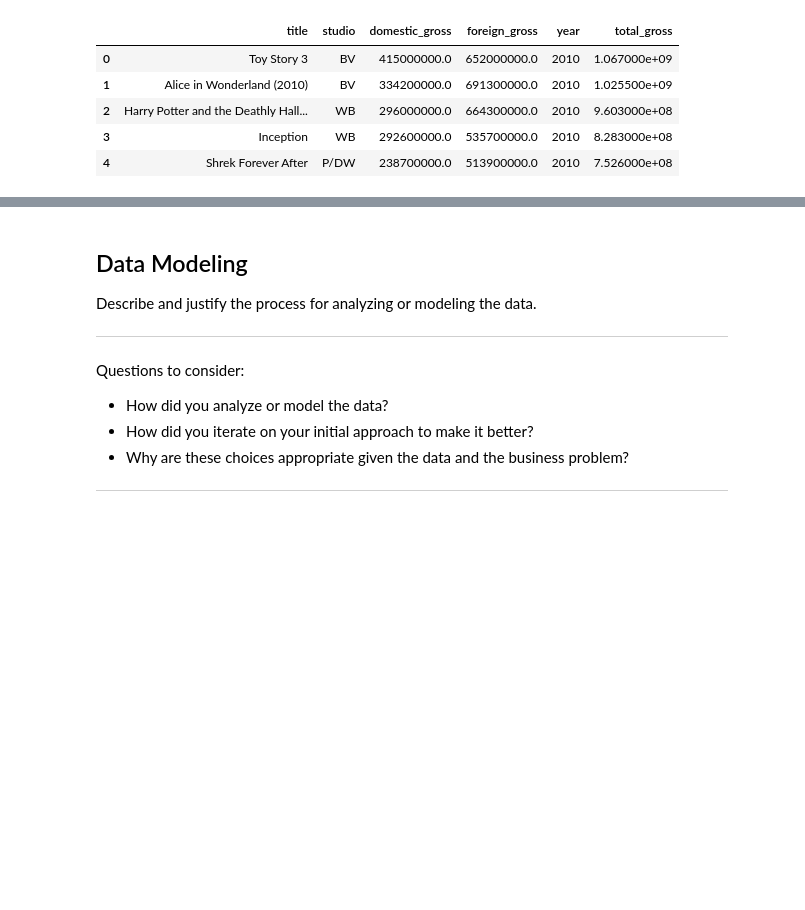
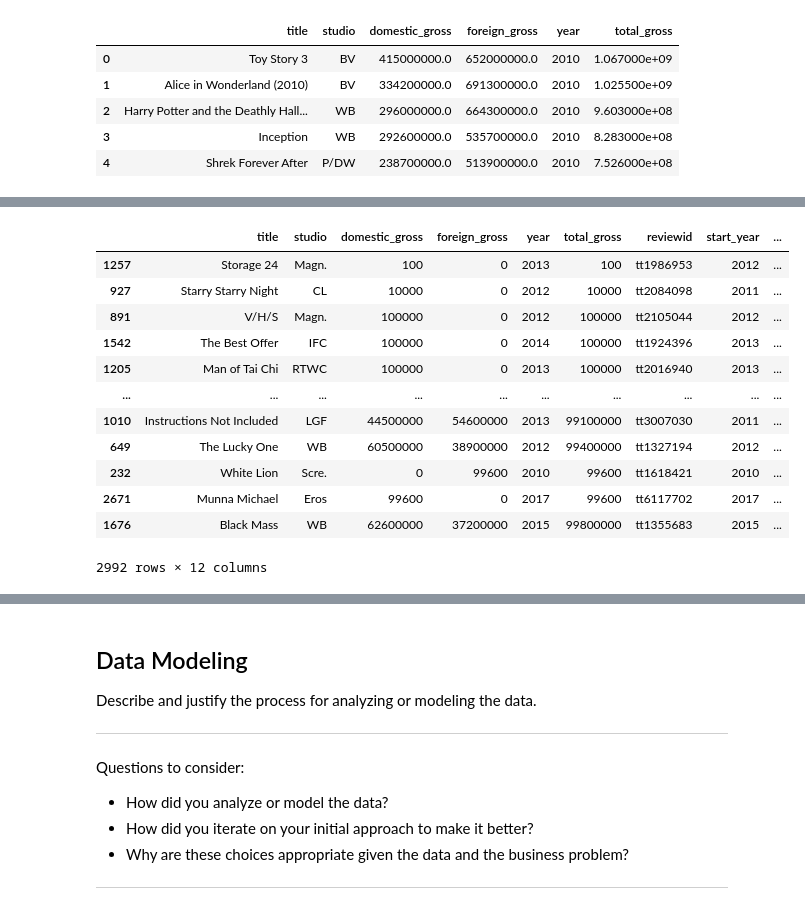
Before and after one commit to learn-co-curriculum/dsc-project-template, a Jupyter notebook: Microsoft_Movie_Analysis.ipynb, the cells around one changed output, grey strips where cells are left out. Saved outputs shown, nothing was run; the diff lists cells and outputs as text; code cells hidden in the pictures; blank space fills up the shorter version.

```diff
--- a/Microsoft_Movie_Analysis.ipynb
+++ b/Microsoft_Movie_Analysis.ipynb
@@ -224,0 +403,6 @@ bom_gross.head()
+# %%
+bom_gross['total_gross'] = bom_gross['total_gross'].map(lambda x: '%.0f' % x)
+# %%
+bom_gross['domestic_gross'] = bom_gross['domestic_gross'].map(lambda x: '%.0f' % x)
+# %%
+bom_gross['foreign_gross'] = bom_gross['foreign_gross'].map(lambda x: '%.0f' % x)
@@ -250,6 +462,20 @@ imdb_comb.sort_values('primary_title')
 # %%
 #Now make a table that has the BOM gross value as the key as it has all individual title names
 #then add in the columns from the imdb_comb table. Obviously a lot of columns will not be needed
 #Why am I doing this? To compare the amount of gross vs it's rating and number of reviews to justify data
-
-bom_gross.sort_values('title')
+total_comb = pd.merge(bom_gross, imdb_comb, how = 'inner')
+total_comb.sort_values('total_gross')
+# %% [output]
+|  | title | studio | domestic_gross | foreign_gross | year | total_gross | reviewid | start_year | ... |
+| 1257 | Storage 24 | Magn. | 100 | 0 | 2013 | 100 | tt1986953 | 2012 | ... |
+| 927 | Starry Starry Night | CL | 10000 | 0 | 2012 | 10000 | tt2084098 | 2011 | ... |
+| 891 | V/H/S | Magn. | 100000 | 0 | 2012 | 100000 | tt2105044 | 2012 | ... |
+| 1542 | The Best Offer | IFC | 100000 | 0 | 2014 | 100000 | tt1924396 | 2013 | ... |
+| 1205 | Man of Tai Chi | RTWC | 100000 | 0 | 2013 | 100000 | tt2016940 | 2013 | ... |
+| ... | ... | ... | ... | ... | ... | ... | ... | ... | ... |
+| 1010 | Instructions Not Included | LGF | 44500000 | 54600000 | 2013 | 99100000 | tt3007030 | 2011 | ... |
+| 649 | The Lucky One | WB | 60500000 | 38900000 | 2012 | 99400000 | tt1327194 | 2012 | ... |
+| 232 | White Lion | Scre. | 0 | 99600 | 2010 | 99600 | tt1618421 | 2010 | ... |
+| 2671 | Munna Michael | Eros | 99600 | 0 | 2017 | 99600 | tt6117702 | 2017 | ... |
+| 1676 | Black Mass | WB | 62600000 | 37200000 | 2015 | 99800000 | tt1355683 | 2015 | ... |
+2992 rows × 12 columns
```
Also changed, not shown: parts of 49 cells of this notebook, 15 other files.
